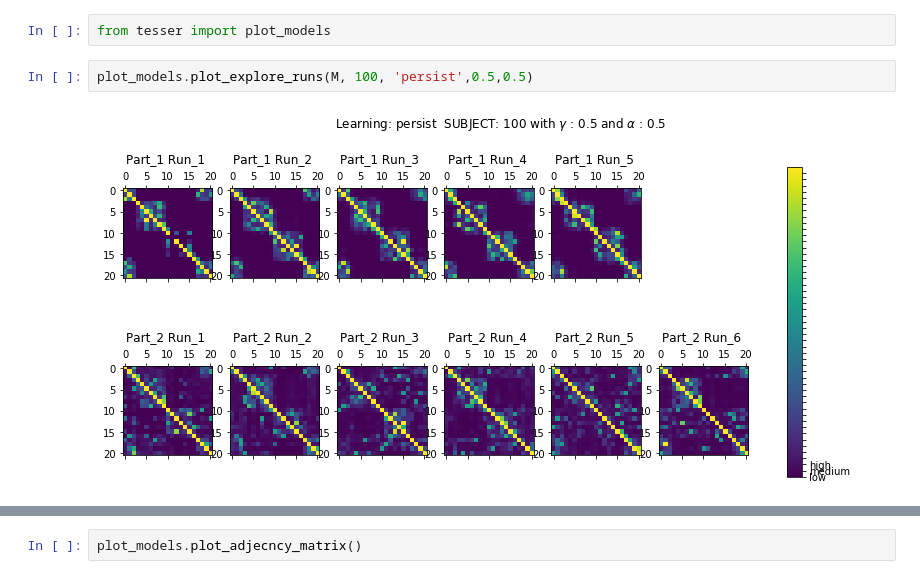
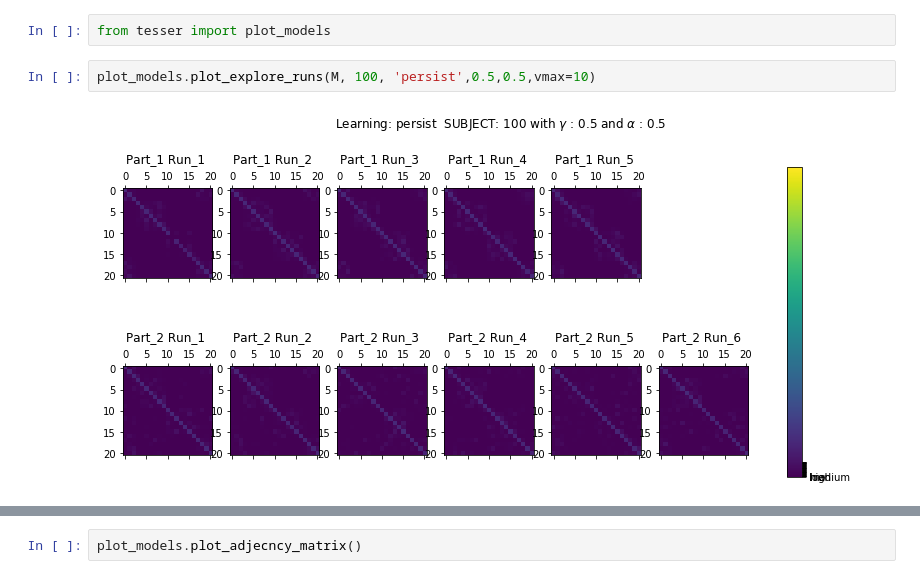
Before and after one commit to prestonlab/tesser_successor, a Jupyter notebook: test.ipynb, the cells around one changed output, grey strips where cells are left out. Drawn from its saved outputs; the diff is of its cells as text.

```diff
--- a/test.ipynb
+++ b/test.ipynb
@@ -21,9 +22,9 @@ M = sr.explore_runs(df, 'persist',0.5,0.5)
 # %%
 from tesser import plot_models
 # %%
-plot_models.plot_explore_runs(M, 100, 'persist',0.5,0.5)
+plot_models.plot_explore_runs(M, 100, 'persist',0.5,0.5,vmax=10)
 # %% [output]
-[figure, old version]
+[figure, new version]
 # %%
 plot_models.plot_explore_runs(sr.explore_runs(df, 'track changes',0.5,0.5), 100, 'persist',0.5,0.5)
 # %% [output]
```
Also changed, not shown: parts of 8 cells of this notebook, 4 other files.
